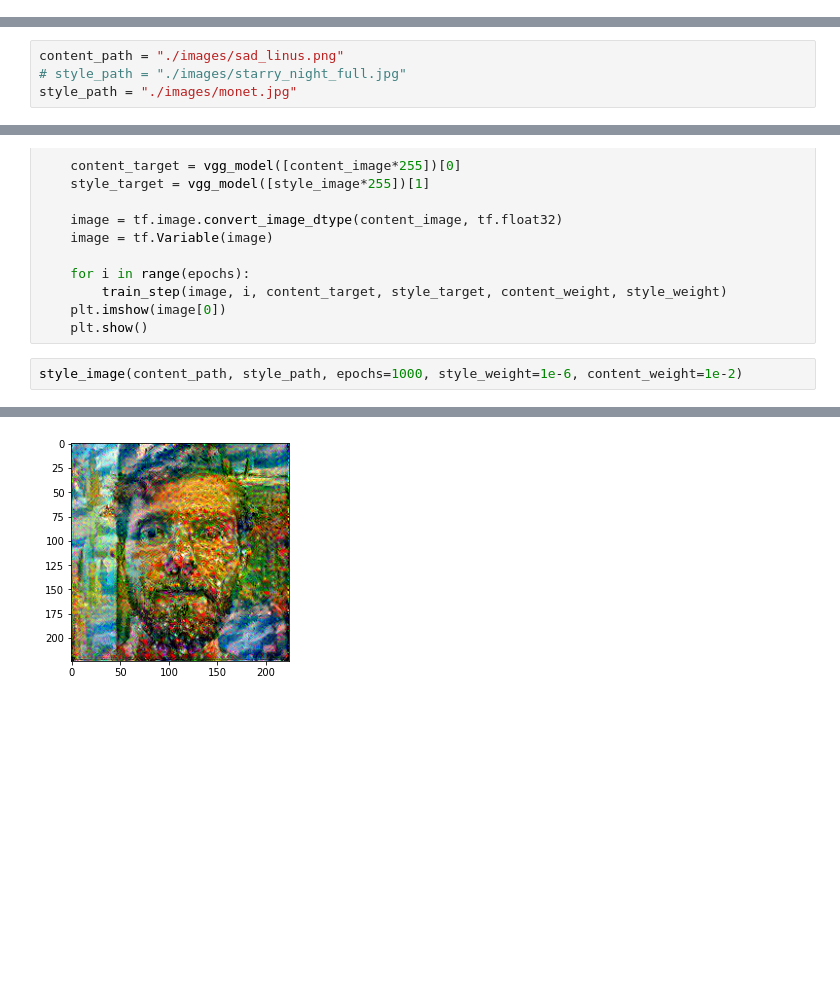
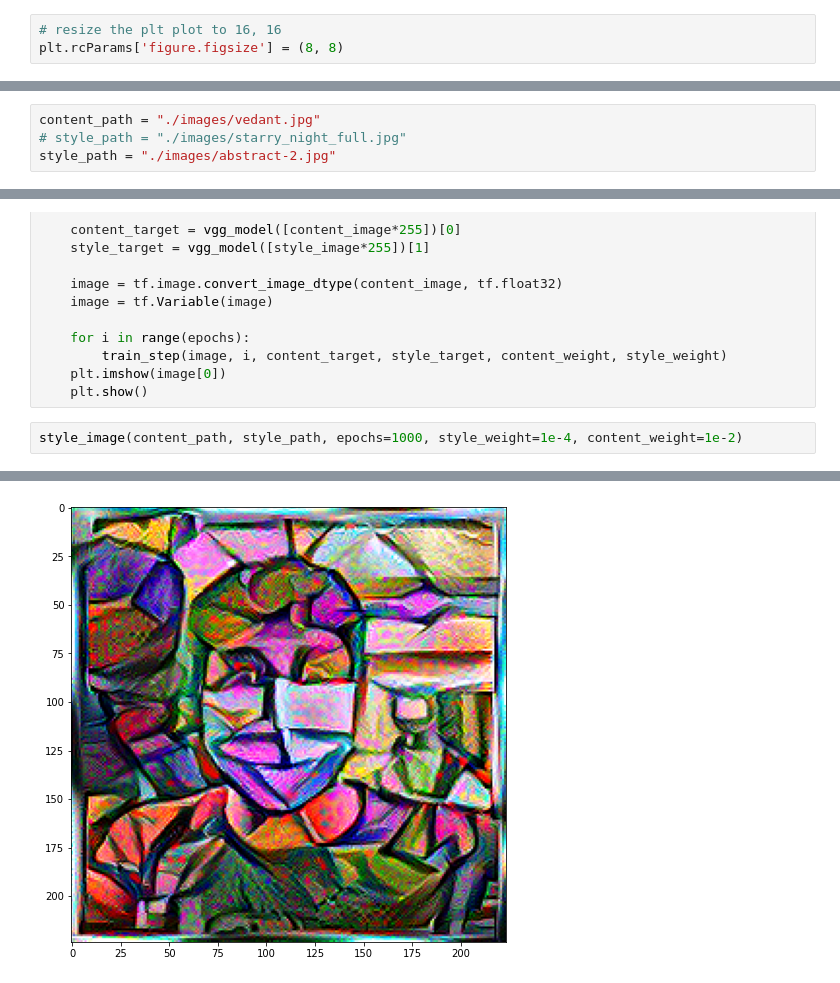
Before and after one commit to vedant-jumle/Gen_ML_sem_4, a Jupyter notebook: styleTransfer.ipynb, the cells around one changed output, grey strips where cells are left out. Saved outputs shown, nothing was run; the diff lists cells and outputs as text; blank space fills up the shorter version.

```diff
--- a/styleTransfer.ipynb
+++ b/styleTransfer.ipynb
@@ -16,6 +16,9 @@ tf.config.experimental.set_memory_growth(physical_devices[0], True)
 C:\Users\vedan\AppData\Local\Programs\Python\Python38\lib\site-packages\numpy\.libs\libopenblas.EL2C6PLE4ZYW3ECEVIV3OXXGRN2NRFM2.gfortran-win_amd64.dll
 C:\Users\vedan\AppData\Local\Programs\Python\Python38\lib\site-packages\numpy\.libs\libopenblas.PYQHXLVVQ7VESDPUVUADXEVJOBGHJPAY.gfortran-win_amd64.dll
   warnings.warn("loaded more than 1 DLL from .libs:"
+# %%
+# resize the plt plot to 16, 16
+plt.rcParams['figure.figsize'] = (8, 8)
 # %% [markdown]
 ## Gram Matrix
 
@@ -111,9 +114,9 @@ def train_step(image, epoch, content_target, style_target, content_weight=1e-6,
     if epoch % 100 == 0:
         tf.print(f"Epoch {epoch} | Loss: {loss}")
 # %%
-content_path = "./images/sad_linus.png"
+content_path = "./images/vedant.jpg"
 # style_path = "./images/starry_night_full.jpg"
-style_path = "./images/monet.jpg"
+style_path = "./images/abstract-2.jpg"
 # %%
 def style_image(content_path, style_path, epochs=1000, style_weight=1e-6, content_weight=1e-2):
     content_image = load_image(content_path)
@@ -130,5 +133,5 @@ def style_image(content_path, style_path, epochs=1000, style_weight=1e-6, conten
     plt.imshow(image[0])
     plt.show()
 # %%
-style_image(content_path, style_path, epochs=1000, style_weight=1e-6, content_weight=1e-2)
+style_image(content_path, style_path, epochs=1000, style_weight=1e-4, content_weight=1e-2)
 # %% [output]
@@ -145,4 +148,4 @@ Epoch 900 | Loss: 8053.66552734375
-[figure, old version]
+[figure, new version]
 # %%
 plt.subplot(1, 2, 1)
 plt.imshow(load_image(content_path)[0])
```
Also changed, not shown: parts of 2 cells of this notebook, 16 other files.
